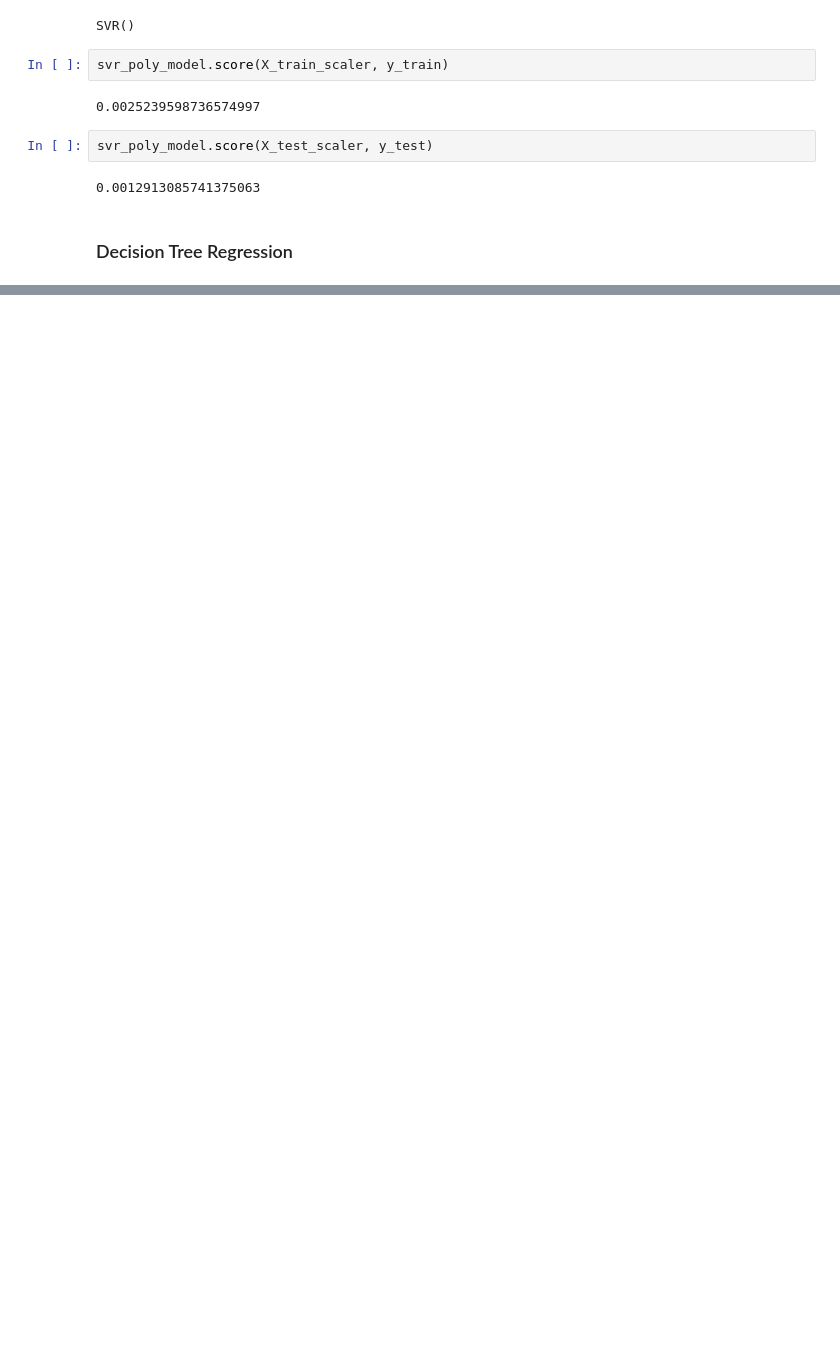
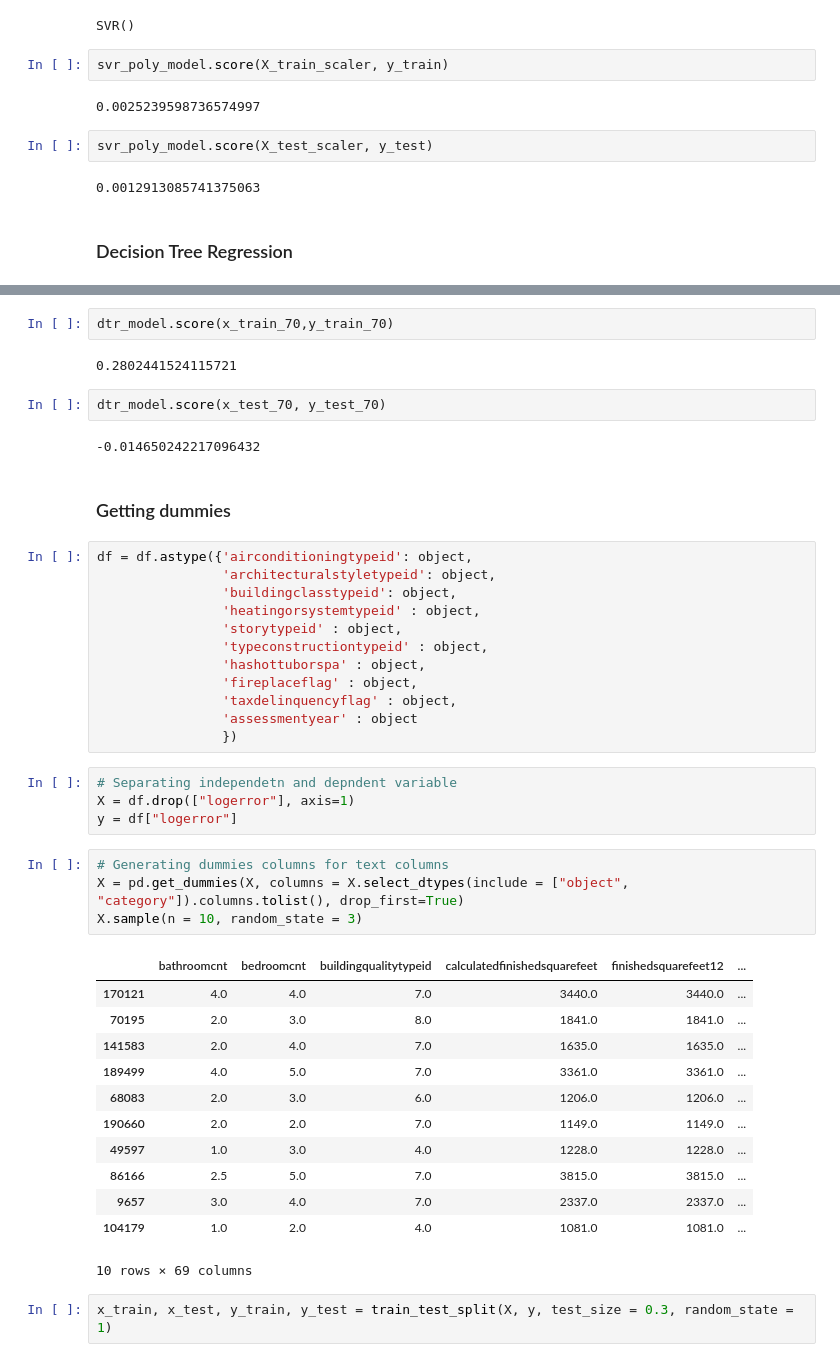
Before and after one commit to nariastoro/ml_projects, a Jupyter notebook: zillow-prize-1/zillow_notebook.ipynb, the cells around one changed output, grey strips where cells are left out. Saved outputs shown, nothing was run; the diff lists cells and outputs as text; blank space fills up the shorter version.

Commit message:
Adding dummies

```diff
--- a/zillow-prize-1/zillow_notebook.ipynb
+++ b/zillow-prize-1/zillow_notebook.ipynb
@@ -530,0 +549,45 @@ DecisionTreeRegressor(max_depth=3)
+# %%
+dtr_model.score(x_train_70,y_train_70)
+# %% [output]
+0.2802441524115721
+# %%
+dtr_model.score(x_test_70, y_test_70)
+# %% [output]
+-0.014650242217096432
+# %% [markdown]
+### Getting dummies
+# %%
+df = df.astype({'airconditioningtypeid': object,
+                'architecturalstyletypeid': object,
+                'buildingclasstypeid': object,
+                'heatingorsystemtypeid' : object,
+                'storytypeid' : object,
+                'typeconstructiontypeid' : object,
+                'hashottuborspa' : object,
+                'fireplaceflag' : object,
+                'taxdelinquencyflag' : object,
+                'assessmentyear' : object
+                })
+# %%
+# Separating independetn and depndent variable
+X = df.drop(["logerror"], axis=1)
+y = df["logerror"]
+# %%
+# Generating dummies columns for text columns
+X = pd.get_dummies(X, columns = X.select_dtypes(include = ["object", "category"]).columns.tolist(), drop_first=True)
+X.sample(n = 10, random_state = 3)
+# %% [output]
+|  | bathroomcnt | bedroomcnt | buildingqualitytypeid | calculatedfinishedsquarefeet | finishedsquarefeet12 | ... |
+| 170121 | 4.0 | 4.0 | 7.0 | 3440.0 | 3440.0 | ... |
+| 70195 | 2.0 | 3.0 | 8.0 | 1841.0 | 1841.0 | ... |
+| 141583 | 2.0 | 4.0 | 7.0 | 1635.0 | 1635.0 | ... |
+| 189499 | 4.0 | 5.0 | 7.0 | 3361.0 | 3361.0 | ... |
+| 68083 | 2.0 | 3.0 | 6.0 | 1206.0 | 1206.0 | ... |
+| 190660 | 2.0 | 2.0 | 7.0 | 1149.0 | 1149.0 | ... |
+| 49597 | 1.0 | 3.0 | 4.0 | 1228.0 | 1228.0 | ... |
+| 86166 | 2.5 | 5.0 | 7.0 | 3815.0 | 3815.0 | ... |
+| 9657 | 3.0 | 4.0 | 7.0 | 2337.0 | 2337.0 | ... |
+| 104179 | 1.0 | 2.0 | 4.0 | 1081.0 | 1081.0 | ... |
+10 rows × 69 columns
+# %%
+x_train, x_test, y_train, y_test = train_test_split(X, y, test_size = 0.3, random_state = 1)
```
Also changed, not shown: parts of 36 cells of this notebook.
